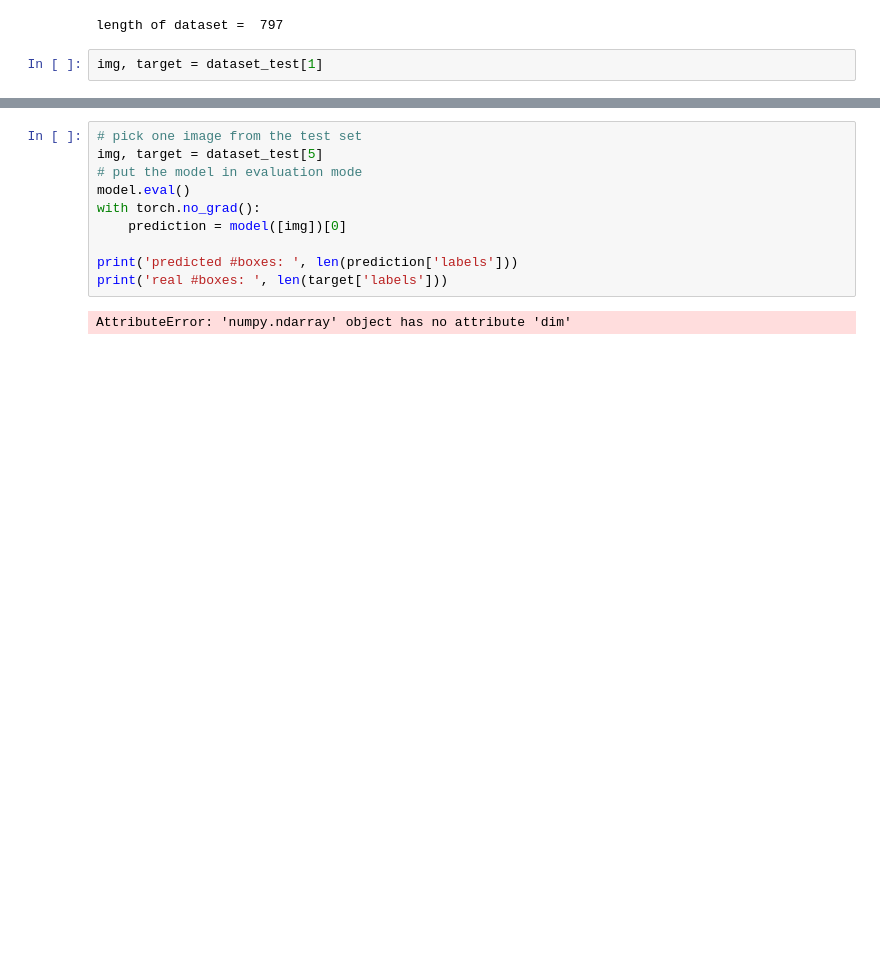
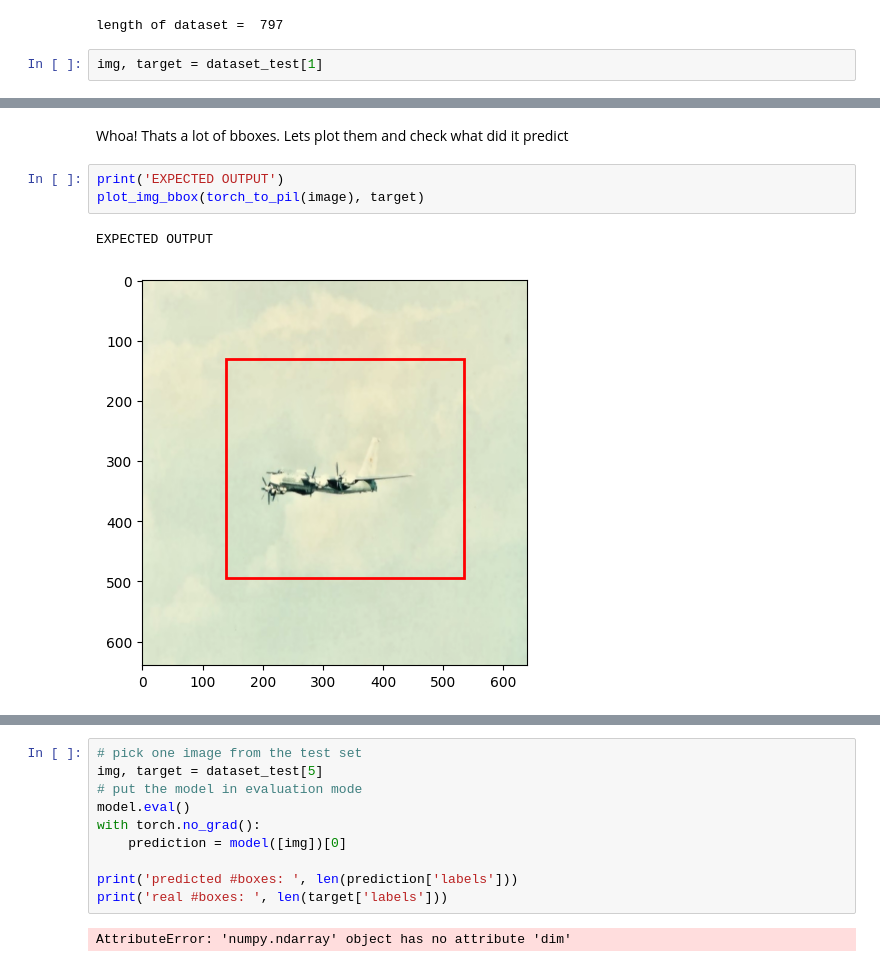
Before and after one commit to jupiterangulo/winter-computervision-final-project, a Jupyter notebook: Faster_RCNN_V2.ipynb, the cells around one changed output, grey strips where cells are left out. Saved outputs shown, nothing was run; the diff lists cells and outputs as text; blank space fills up the shorter version.

```diff
--- a/Faster_RCNN_V2.ipynb
+++ b/Faster_RCNN_V2.ipynb
@@ -523,0 +568,8 @@ ValueError: Your 'label_fields' are not valid - them must have same names as par
+# %% [markdown]
+Whoa! Thats a lot of bboxes. Lets plot them and check what did it predict
+# %%
+print('EXPECTED OUTPUT')
+plot_img_bbox(torch_to_pil(image), target)
+# %% [output]
+EXPECTED OUTPUT
+[figure, added]
```
Also changed, not shown: parts of 22 cells of this notebook.
